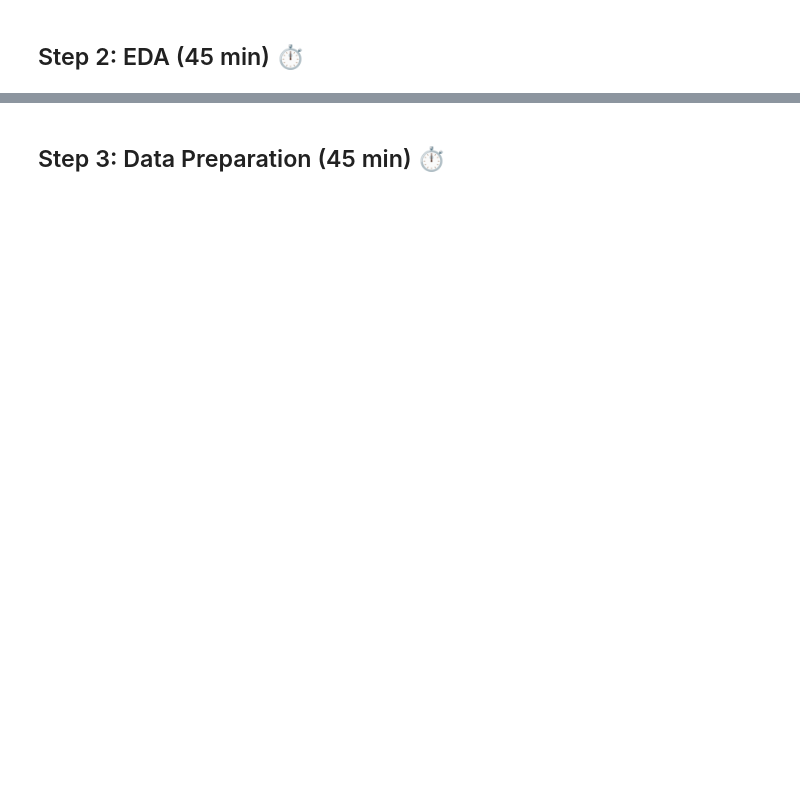
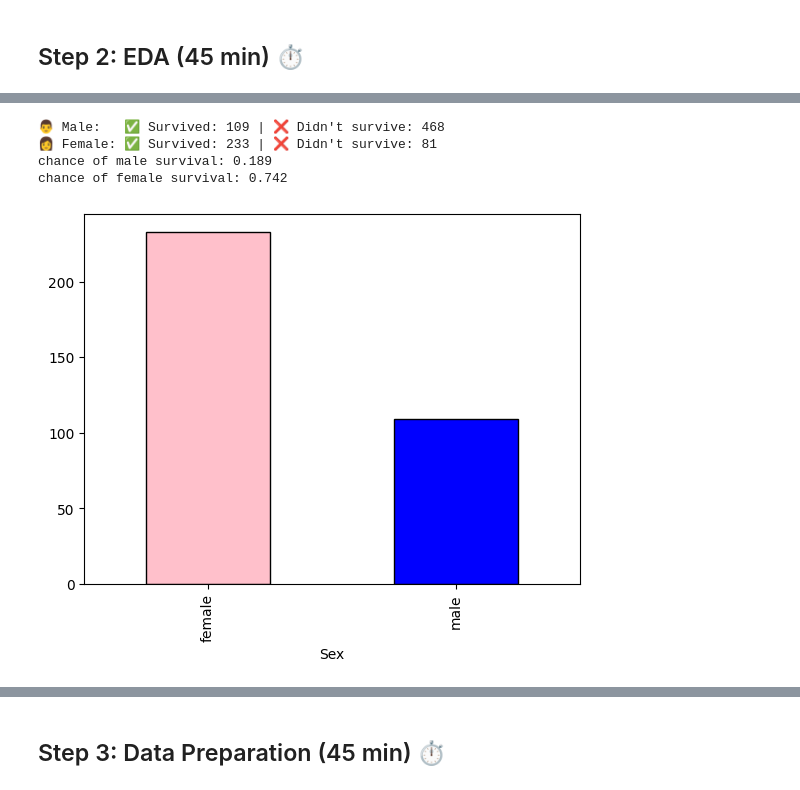
Before and after one commit to zakariabouy/Practice-Makes-Perfect, a Jupyter notebook: 30_Datasets_Challenge/01_Titanic/titanic_from_scratch.ipynb, the cells around one changed output, grey strips where cells are left out. Cells and saved outputs as stored; diff of their text form; code cells hidden in the pictures; blank space fills up the shorter version.

```diff
--- a/30_Datasets_Challenge/01_Titanic/titanic_from_scratch.ipynb
+++ b/30_Datasets_Challenge/01_Titanic/titanic_from_scratch.ipynb
@@ -18,6 +16,6 @@ ModuleNotFoundError: No module named 'pandas'
 # %%
-# Load train.csv (download from https://www.kaggle.com/c/titanic/data)
-# Place train.csv in this folder
+df = pd.read_csv("data/train.csv")
+df=df.set_index('PassengerId')
 # %% [markdown]
 ## Step 1: Problem Framing (30 min) ⏱️
 
@@ -37,0 +86,21 @@ ModuleNotFoundError: No module named 'pandas'
+# %%
+# checking if the "gender" has an effect on survival chances !
+
+Male_survived=df[(df['Survived']==1)&(df['Sex']=='male')].shape[0]
+Male_didnt_survived=df[(df['Survived']==0)&(df['Sex']=='male')].shape[0]
+Female_survived=df[(df['Survived']==1)&(df['Sex']=='female')].shape[0]
+Female_didnt_survived=df[(df['Survived']==0)&(df['Sex']=='female')].shape[0]
+
+print(f"👨 Male:   ✅ Survived: {Male_survived} | ❌ Didn't survive: {Male_didnt_survived}")
+print(f"👩 Female: ✅ Survived: {Female_survived} | ❌ Didn't survive: {Female_didnt_survived}")
+print(f"chance of male survival: {Male_survived/(Male_survived+Male_didnt_survived):.3f}")
+print(f"chance of female survival: {Female_survived/(Female_survived+Female_didnt_survived):.3f}")
+survived_sex=df[df['Survived']==1]['Sex'].value_counts()
+survived_sex.plot(kind='bar',color=['pink','blue'], edgecolor='black')
+plt.show()
+# %% [output]
+👨 Male:   ✅ Survived: 109 | ❌ Didn't survive: 468
+👩 Female: ✅ Survived: 233 | ❌ Didn't survive: 81
+chance of male survival: 0.189
+chance of female survival: 0.742
+[figure, added]
```
Also changed, not shown: parts of 19 cells of this notebook, 4 other files.
